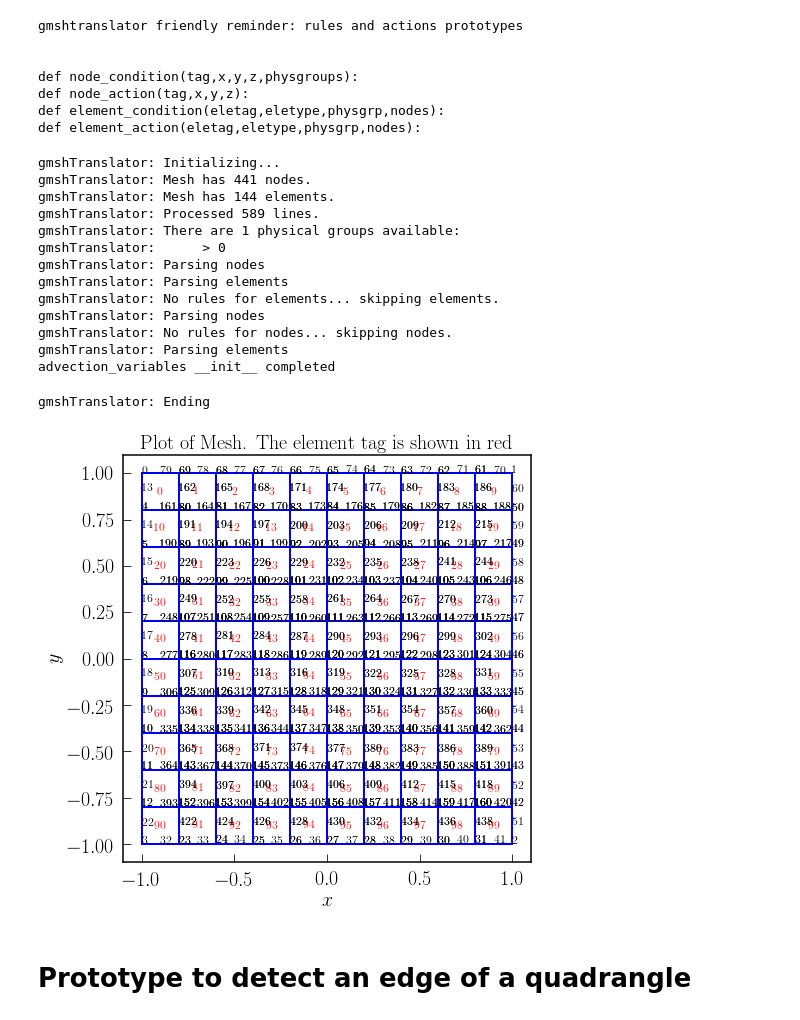
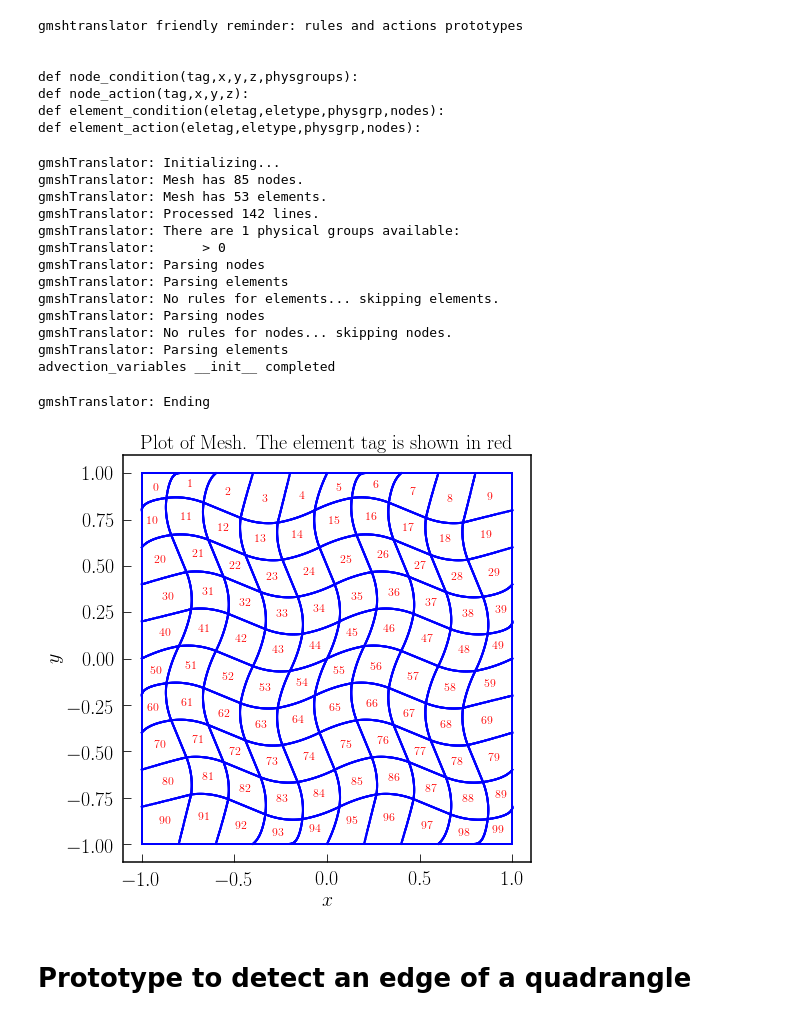
Before and after one commit to rishabhjain9619/DG_Maxwell, a Jupyter notebook: examples/particle_in_rectangle/quadrangle_edge_identification.ipynb, the cells around one changed output. Cells and saved outputs as stored; diff of their text form; code cells hidden in the pictures.

```diff
--- a/examples/particle_in_rectangle/quadrangle_edge_identification.ipynb
+++ b/examples/particle_in_rectangle/quadrangle_edge_identification.ipynb
@@ -64,7 +64,7 @@ def print_with_index(datas):
         print()
     print()
 # %%
-params.mesh_file = '../read_and_plot_mesh/mesh/square_10_10.msh'
+params.mesh_file = '../read_and_plot_mesh/mesh/irregular_mesh_2.msh'
 advec_var = gvar.advection_variables(params.N_LGL, params.N_quad,
                                      params.x_nodes, params.N_Elements,
                                      params.c, params.total_time, params.wave,
@@ -72,9 +72,9 @@ advec_var = gvar.advection_variables(params.N_LGL, params.N_quad,
                                      params.mesh_file, params.total_time_2d)
 # %% [output]
 gmshTranslator: Initializing...
-gmshTranslator: Mesh has 441 nodes.
-gmshTranslator: Mesh has 144 elements.
-gmshTranslator: Processed 589 lines.
+gmshTranslator: Mesh has 85 nodes.
+gmshTranslator: Mesh has 53 elements.
+gmshTranslator: Processed 142 lines.
 gmshTranslator: There are 1 physical groups available:
 gmshTranslator:      > 0
 gmshTranslator: Parsing nodes
@@ -87,29 +87,29 @@ advection_variables __init__ completed
 # %%
 axes_handler = plt.axes()
 
 
 msh_parser.plot_mesh_grid(advec_var.nodes, advec_var.elements,
                           advec_var.xi_LGL, advec_var.eta_LGL,
                           axes_handler, plot_LGL_grid = False,
                           print_element_tag = True,
-                          print_node_tag = True)
+                          print_node_tag = False)
 
 # plt.title(r'Grid plot of a mesh for $N_{LGL} = 8$.'
 #           '\n Red lines are mesh grid, and \n'
 #           'blue lines are element boundaries.')
 plt.title(r'Plot of Mesh. The element tag is shown in red')
 plt.xlabel(r'$x$')
 plt.ylabel(r'$y$')
 
 plt.xlim(-1.1, 1.1)
 plt.ylim(-1.1, 1.1)
 plt.axes().set_aspect('equal')
 
 # plt.savefig('square.png')
 plt.show()
 # %% [output]
 gmshTranslator: Ending
-[figure, old version]
+[figure, new version]
 # %% [markdown]
 # Prototype to detect an edge of a quadrangle
 # %%
```
Also changed, not shown: parts of 4 cells of this notebook, 7 other files.
